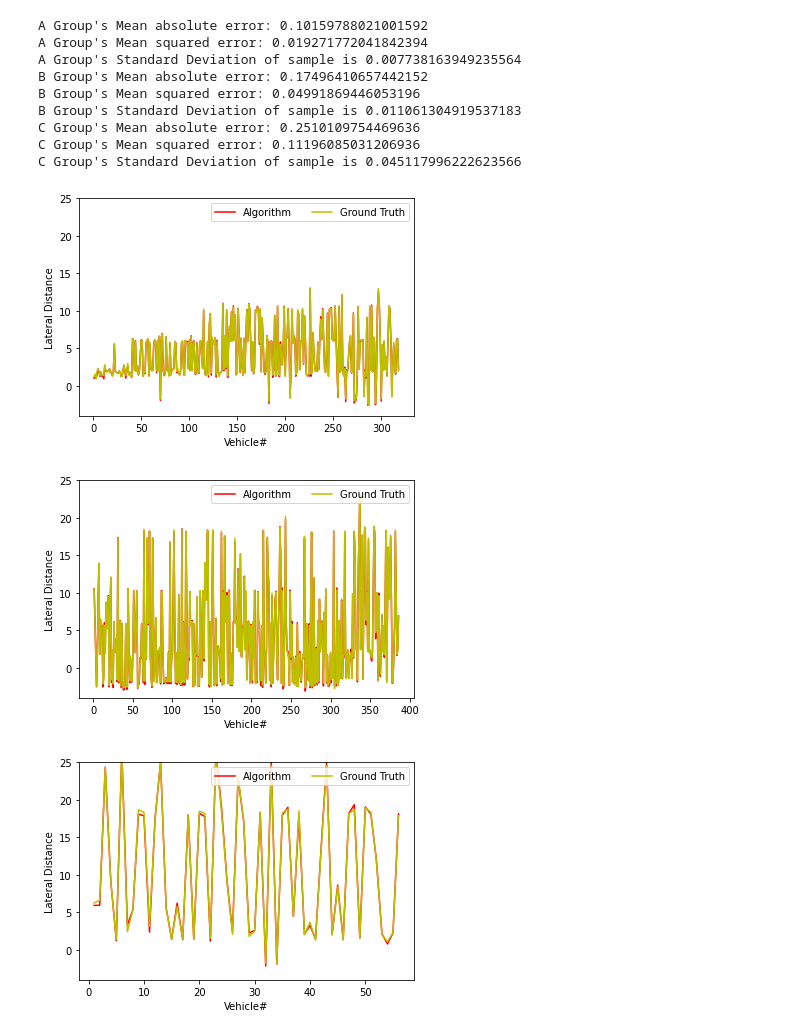
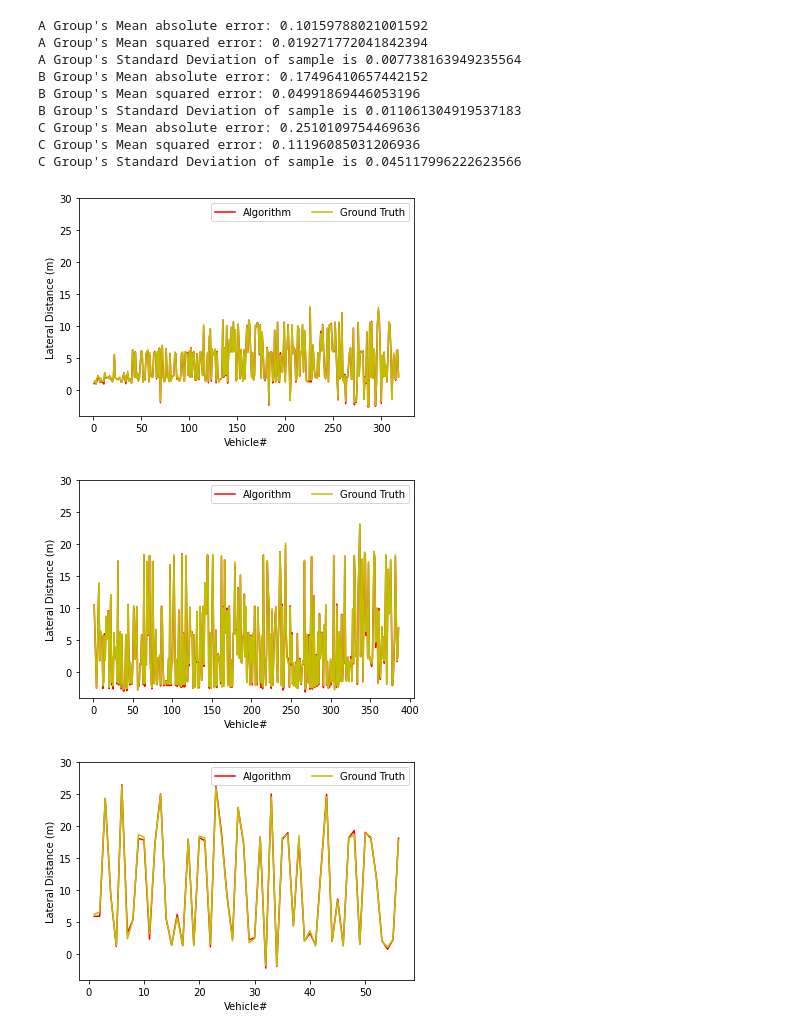
Before and after one commit to ChicagoPark/DSA, a Jupyter notebook: Problem/Evaluation_Graph.ipynb, the cells around one changed output. Saved outputs shown, nothing was run; the diff lists cells and outputs as text; code cells hidden in the pictures.

```diff
--- a/Problem/Evaluation_Graph.ipynb
+++ b/Problem/Evaluation_Graph.ipynb
@@ -201,7 +201,7 @@ C Group's Standard Deviation of sample is 0.045117996222623566
 # %%
 fig, ax = plt.subplots()
 #ax.set_xlim(-10, 10)
-ax.set_ylim(-4, 25)
+ax.set_ylim(-4, 30)
 
 
 plt.plot(aVehicle, a_estimationList, label = 'Algorithm', color='r')
@@ -210,41 +210,41 @@ plt.legend(loc='upper right', ncol=2)
 
 #plt.plot(aVehicle, a_estimationList, 'r',
 #        aVehicle, a_answerList, 'y')
 
 plt.xlabel('Vehicle#')
-plt.ylabel("Lateral Distance")
+plt.ylabel("Lateral Distance (m)")
 
 plt.show()
 
 
 fig, ax = plt.subplots()
 #ax.set_xlim(-10, 10)
-ax.set_ylim(-4, 25)
+ax.set_ylim(-4, 30)
 
 plt.plot(bVehicle, b_estimationList, label = 'Algorithm', color='r')
 plt.plot(bVehicle, b_answerList, label = 'Ground Truth', color='y', )
 plt.legend(loc='upper right', ncol=2)
 
 plt.xlabel('Vehicle#')
-plt.ylabel("Lateral Distance")
+plt.ylabel("Lateral Distance (m)")
 
 plt.show()
 
 fig, ax = plt.subplots()
 #ax.set_xlim(-10, 10)
-ax.set_ylim(-4, 25)
+ax.set_ylim(-4, 30)
 plt.plot(cVehicle, c_estimationList, label = 'Algorithm', color='r')
 plt.plot(cVehicle, c_answerList, label = 'Ground Truth', color='y', )
 plt.legend(loc='upper right', ncol=2)
 
 plt.xlabel('Vehicle#')
-plt.ylabel("Lateral Distance")
+plt.ylabel("Lateral Distance (m)")
 
 plt.show()
 # %% [output]
-[figure, old version]
+[figure, new version]
-[figure, old version]
+[figure, new version]
-[figure, old version]
+[figure, new version]
 # %%
 # Error Graph Plotting
 
```
Also changed, not shown: parts of 1 cell of this notebook.
